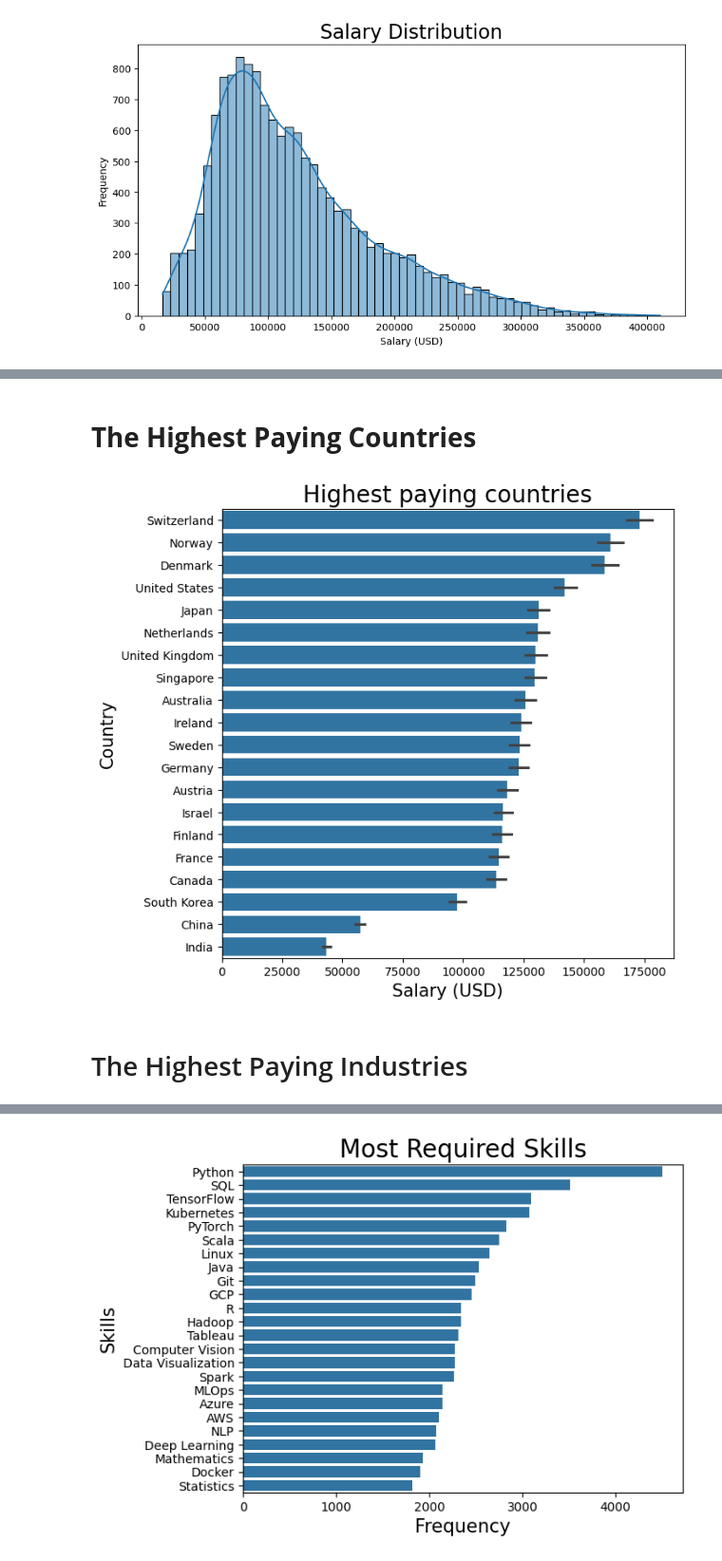
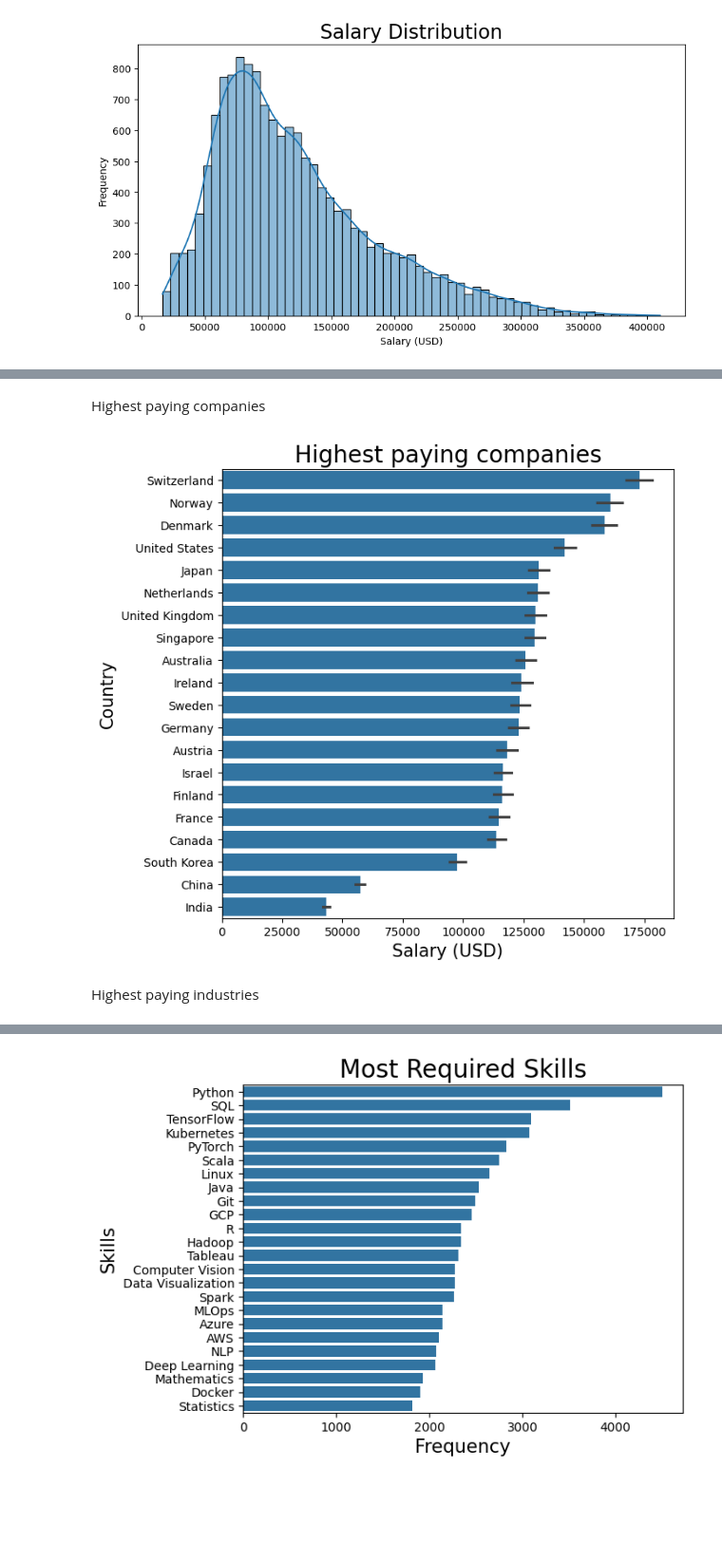
Before and after one commit to Asiya-Arif/Job-Market-Analysis, a Jupyter notebook: Job_Market_Analysis.ipynb, the cells around one changed output, grey strips where cells are left out. Shown at 95% size. Drawn from its saved outputs; the diff is of its cells as text; code cells hidden in the pictures; blank space fills up the shorter version.

```diff
--- a/Job_Market_Analysis.ipynb
+++ b/Job_Market_Analysis.ipynb
@@ -166,17 +159,17 @@ plt.show()
-# %% [markdown]
-# **The Highest Paying Countries**
+# %% [markdown]
+Highest paying companies
 # %%
 order = categories_desc_order(df,'company_location','salary_usd')
 plt.figure(figsize=(7,7))
-plt.title('Highest paying countries',fontsize='20')
+plt.title('Highest paying companies',fontsize='20')
 sns.barplot(x=df.salary_usd,y=df.company_location,order=order)
 plt.xlabel('Salary (USD)', fontsize='15')
 plt.ylabel('Country', fontsize= '15')
 plt.show()
 # %% [output]
-[figure, old version]
+[figure, new version]
-# %% [markdown]
-#  The Highest Paying Industries
+# %% [markdown]
+Highest paying industries
 # %%
 order = categories_desc_order(df,'industry','salary_usd')
 plt.figure(figsize=(7,7))
```
Also changed, not shown: parts of 33 cells of this notebook.
